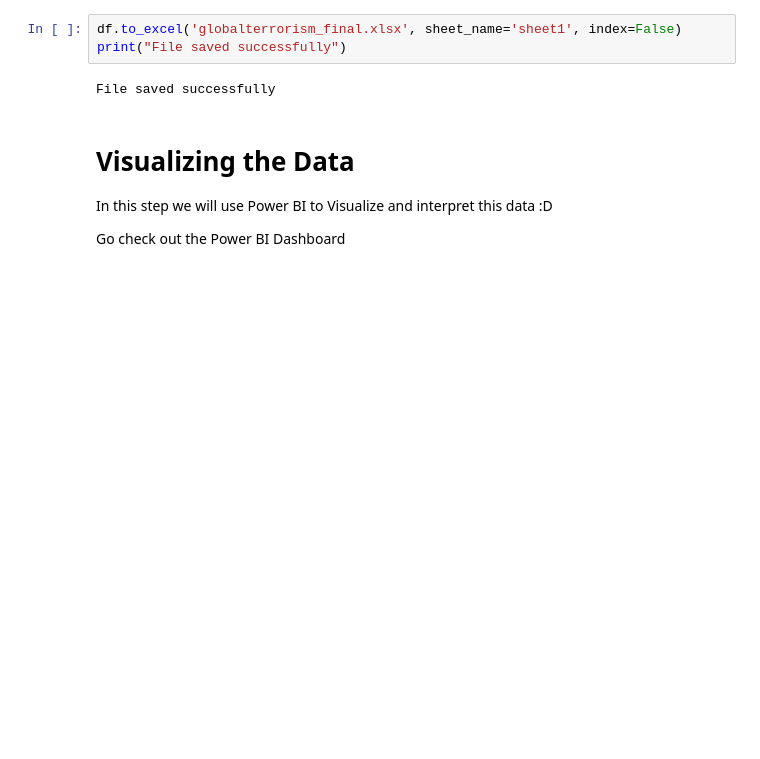
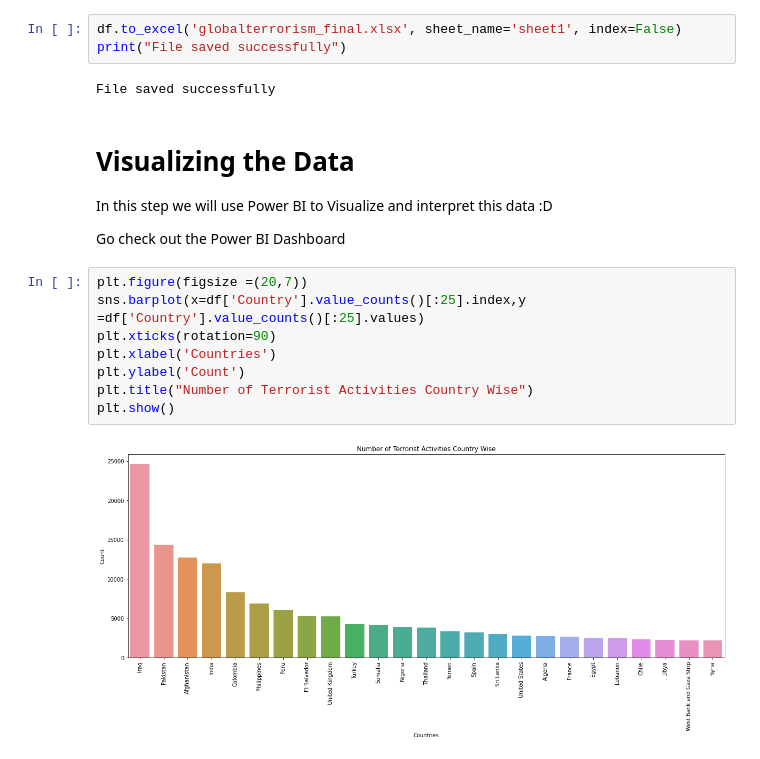
Before and after one commit to mariamloukili/Exploratory-Data-Analysis-EDA-Task4-Sparks-Foundation, a Jupyter notebook: Exploratory_Data_Analysis_(EDA)_Task4_Sparks_Foundation_.ipynb, the cells around one changed output. Drawn from its saved outputs; the diff is of its cells as text; blank space fills up the shorter version.

```diff
--- a/Exploratory_Data_Analysis_(EDA)_Task4_Sparks_Foundation_.ipynb
+++ b/Exploratory_Data_Analysis_(EDA)_Task4_Sparks_Foundation_.ipynb
@@ -370,3 +371,13 @@ File saved successfully
 In this step we will use Power BI to Visualize and interpret this data :D
 
 Go check out the Power BI Dashboard
+# %%
+plt.figure(figsize =(20,7))
+sns.barplot(x=df['Country'].value_counts()[:25].index,y =df['Country'].value_counts()[:25].values)
+plt.xticks(rotation=90)
+plt.xlabel('Countries')
+plt.ylabel('Count')
+plt.title("Number of Terrorist Activities Country Wise")
+plt.show()
+# %% [output]
+[figure, added]
```
